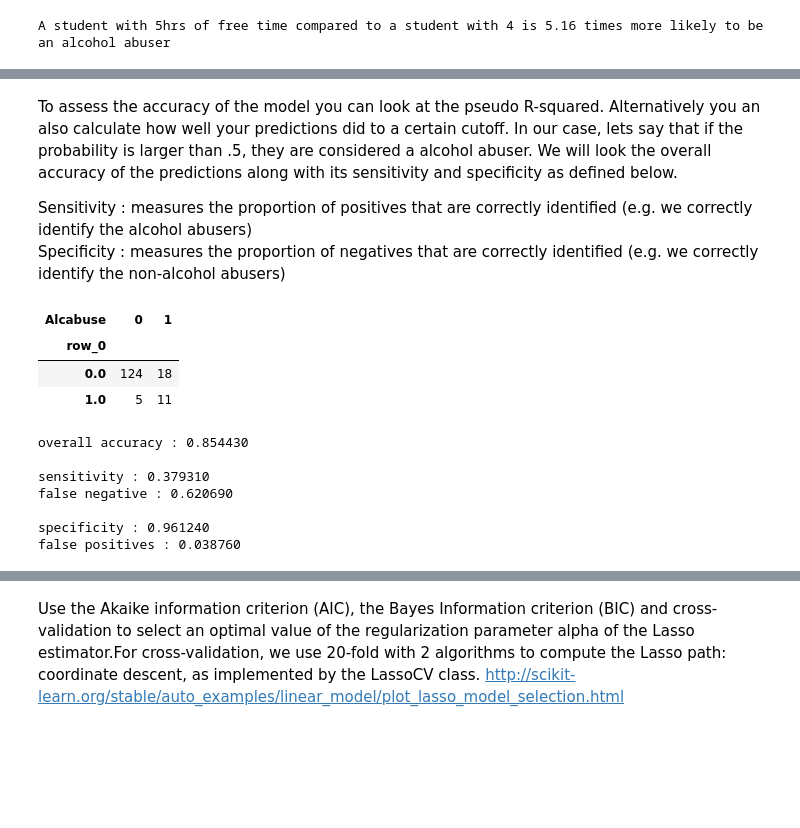
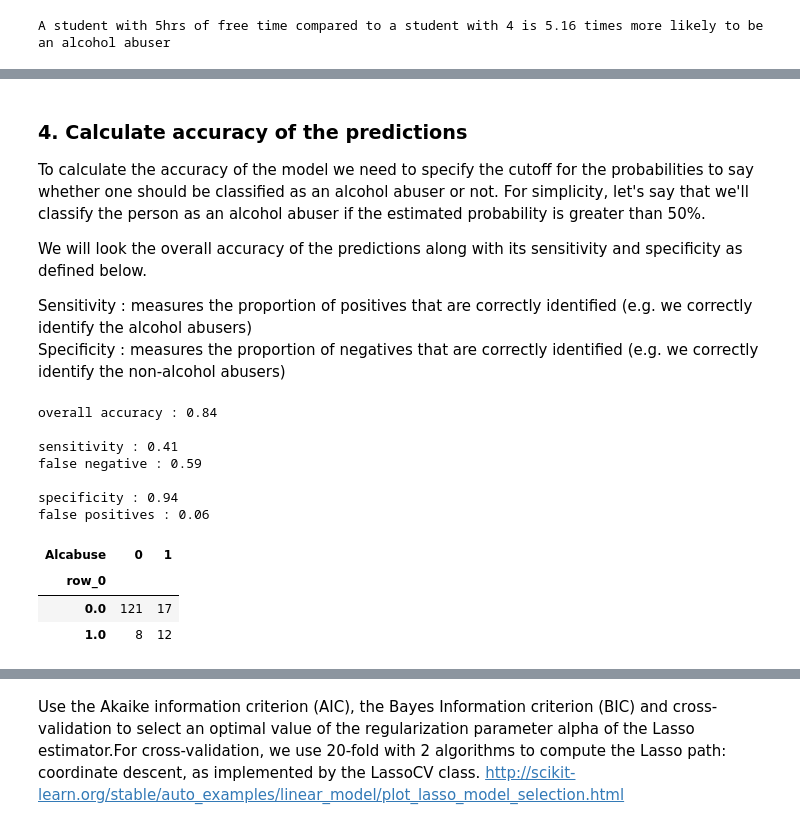
Before and after one commit to ljchang/psyc63, a Jupyter notebook: Notebooks/DataAnalysis2.ipynb, the cells around one changed output, grey strips where cells are left out. Saved outputs shown, nothing was run; the diff lists cells and outputs as text; code cells hidden in the pictures; blank space fills up the shorter version.

```diff
--- a/Notebooks/DataAnalysis2.ipynb
+++ b/Notebooks/DataAnalysis2.ipynb
@@ -143,4 +181,6 @@ To split the data we will use the train_test_split function in the module sci-ki
 # %%
 from sklearn.cross_validation import train_test_split
-np.random.seed(12345678)
-train, test = train_test_split(df, train_size=0.6, random_state=1)
+np.random.seed(12345678) # set the random number generator seed to get consistent results
+trainratio = .6
+train, test = train_test_split(df, train_size=trainratio, random_state=1)
+print float(test.shape[0])/train.shape[0]
@@ -147,5 +194,6 @@ train, test = train_test_split(df, train_size=0.6, random_state=1)
 # %%
-logmt = smf.logit('Alcabuse ~ freetime',data=train).fit()
+# We run the model on the train dataset
+logmt = smf.logit('Alcabuse ~ freetime + goout',data=train).fit()
 print logmt.summary()
 # %% [output]
 Optimization terminated successfully.
@@ -169,37 +243,39 @@ freetime       1.7073      0.281      6.078      0.000         1.157     2.258
 # %% [markdown]
-To assess the accuracy of the model you can look at the pseudo R-squared.
-Alternatively you an also calculate how well your predictions did to a certain cutoff.
-In our case, lets say that if the probability is larger than .5, they are considered a alcohol abuser.
+### 4. Calculate accuracy of the predictions
+To calculate the accuracy of the model we need to specify the cutoff for the probabilities to say whether one should be classified as an alcohol abuser or not. For simplicity, let's say that we'll classify the person as an alcohol abuser if the estimated probability is greater than 50%.
+
 We will look the overall accuracy of the predictions along with its sensitivity and specificity as defined below.
 
 Sensitivity : measures the proportion of positives that are correctly identified (e.g. we correctly identify the alcohol abusers)
 Specificity : measures the proportion of negatives that are correctly identified (e.g. we correctly identify the non-alcohol abusers)
-# %%
-ytestpred = logmt.predict(test)
-ytestpred[ytestpred>=.5] =1
-ytestpred[ytestpred<.5] =0
-pd.crosstab(ytestpred,test["Alcabuse"])
-# %% [output]
-| Alcabuse | 0 | 1 |
-| row_0 |  |  |
-| 0.0 | 124 | 18 |
-| 1.0 | 5 | 11 |
 # %%
+ytestpred = logmt.predict(test)
+cutoff = .5
+ytestpred[ytestpred>=cutoff] =1
+ytestpred[ytestpred<cutoff] =0
+accs = pd.crosstab(ytestpred,test["Alcabuse"])
+
 # Overall accuracy
-print 'overall accuracy : %2f ' %((124+11)/float(test.shape[0]))
+print 'overall accuracy : %.2f ' %((accs[0][0]+accs[1][1])/float(test.shape[0]))
 # Sensitivity and false negatives
 print ''
-print 'sensitivity : %2f ' %(11./(11+18))
-print 'false negative : %2f ' %(18./(11+18))
+print 'sensitivity : %.2f ' %(float(accs[1][1])/(accs[1][1]+accs[1][0]))
+print 'false negative : %.2f ' %(float(accs[1][0])/(accs[1][1]+accs[1][0]))
 # Specificity and false positives
 print ''
-print 'specificity : %2f ' %(124./(124+5))
-print 'false positives : %2f ' %(5./(124+5))
+print 'specificity : %.2f ' %(float(accs[0][0])/(accs[0][0]+accs[0][1]))
+print 'false positives : %.2f ' %(float(accs[0][1])/(accs[0][0]+accs[0][1]))
+
+accs
 # %% [output]
-overall accuracy : 0.854430
+overall accuracy : 0.84
 
-sensitivity : 0.379310
-false negative : 0.620690
+sensitivity : 0.41
+false negative : 0.59
 
-specificity : 0.961240
-false positives : 0.038760
+specificity : 0.94
+false positives : 0.06
+| Alcabuse | 0 | 1 |
+| row_0 |  |  |
+| 0.0 | 121 | 17 |
+| 1.0 | 8 | 12 |
```
Also changed, not shown: parts of 25 cells of this notebook.
